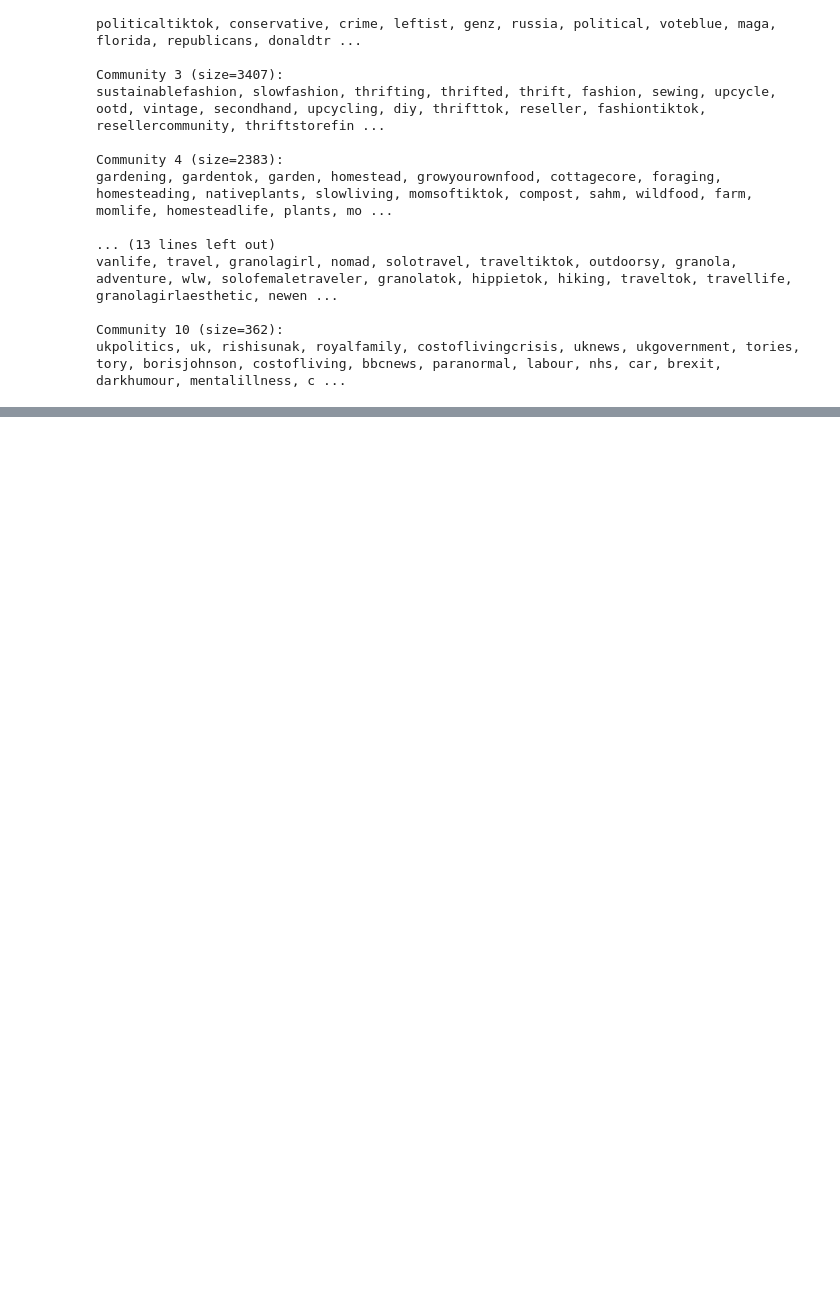
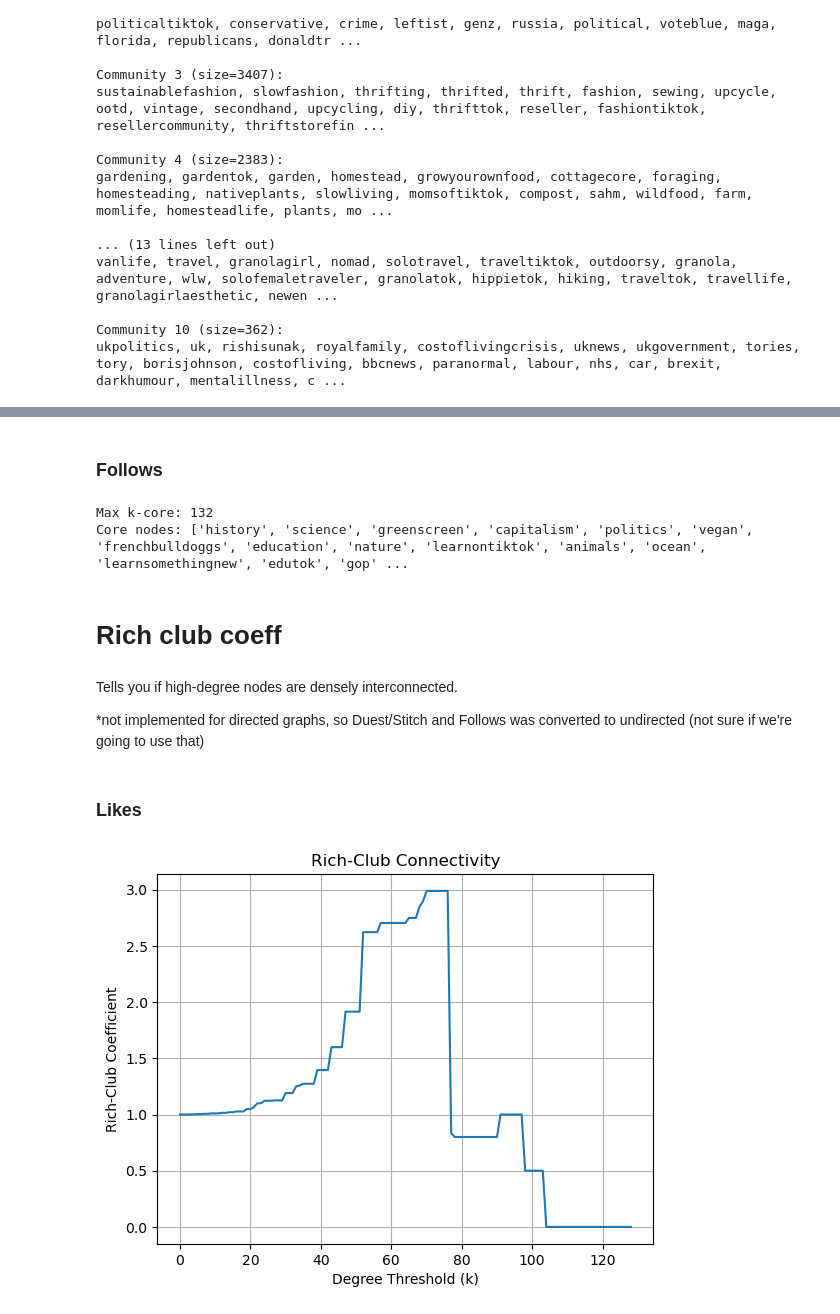
Before and after one commit to jbij/Bachelor, a Jupyter notebook: stats.ipynb, the cells around one changed output, grey strips where cells are left out. Cells and saved outputs as stored; diff of their text form; code cells hidden in the pictures; blank space fills up the shorter version.

Commit message:
feat: rich coeff

```diff
--- a/stats.ipynb
+++ b/stats.ipynb
@@ -796,0 +817,34 @@ ukpolitics, uk, rishisunak, royalfamily, costoflivingcrisis, uknews, ukgovernmen
+# %% [markdown]
+### Follows
+# %%
+follows_no_selfloops = follows.copy()
+follows_no_selfloops.remove_edges_from(nx.selfloop_edges(follows))
+follows_core_nums = nx.core_number(follows)
+follows_max_core = max(follows_core_nums.values())
+follows_core_nodes = [n for n, k in follows_core_nums.items() if k == follows_max_core]
+
+print(f"Max k-core: {follows_max_core}")
+print("Core nodes:", follows_core_nodes)
+# %% [output]
+Max k-core: 132
+Core nodes: ['history', 'science', 'greenscreen', 'capitalism', 'politics', 'vegan', 'frenchbulldoggs', 'education', 'nature', 'learnontiktok', 'animals', 'ocean', 'learnsomethingnew', 'edutok', 'gop' ...
+# %% [markdown]
+# Rich club coeff
+# %% [markdown]
+Tells you if high-degree nodes are densely interconnected.
+
+*not implemented for directed graphs, so Duest/Stitch and Follows was converted to undirected (not sure if we're going to use that)
+# %% [markdown]
+### Likes
+# %%
+rich_club = nx.rich_club_coefficient(likes, normalized=True)
+
+import matplotlib.pyplot as plt
+plt.plot(list(rich_club.keys()), list(rich_club.values()))
+plt.xlabel('Degree Threshold (k)')
+plt.ylabel('Rich-Club Coefficient')
+plt.title('Rich-Club Connectivity')
+plt.grid(True)
+plt.show()
+# %% [output]
+[figure, added]
```
Also changed, not shown: parts of 33 cells of this notebook, 2 other files.
